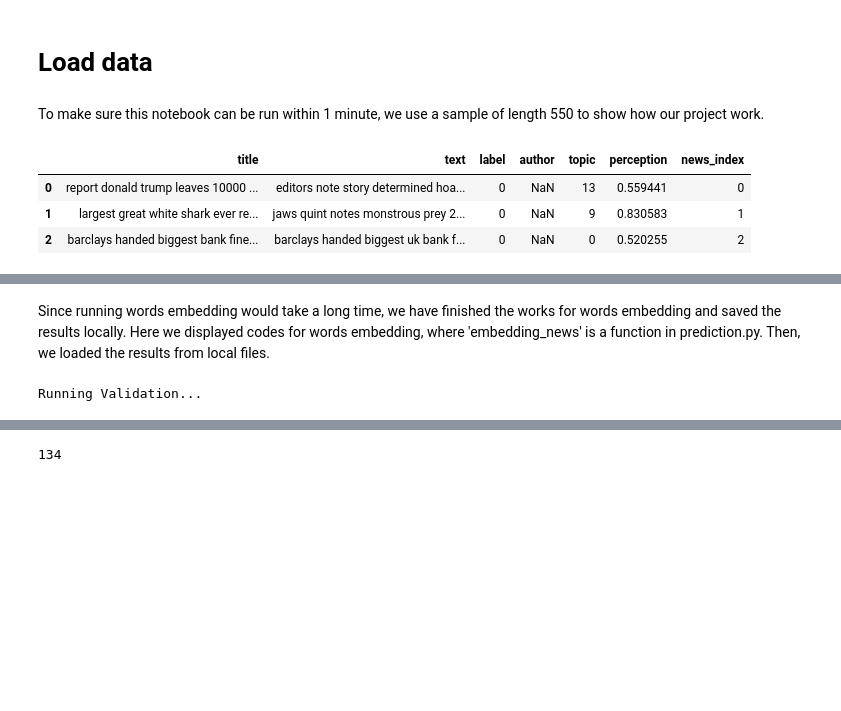
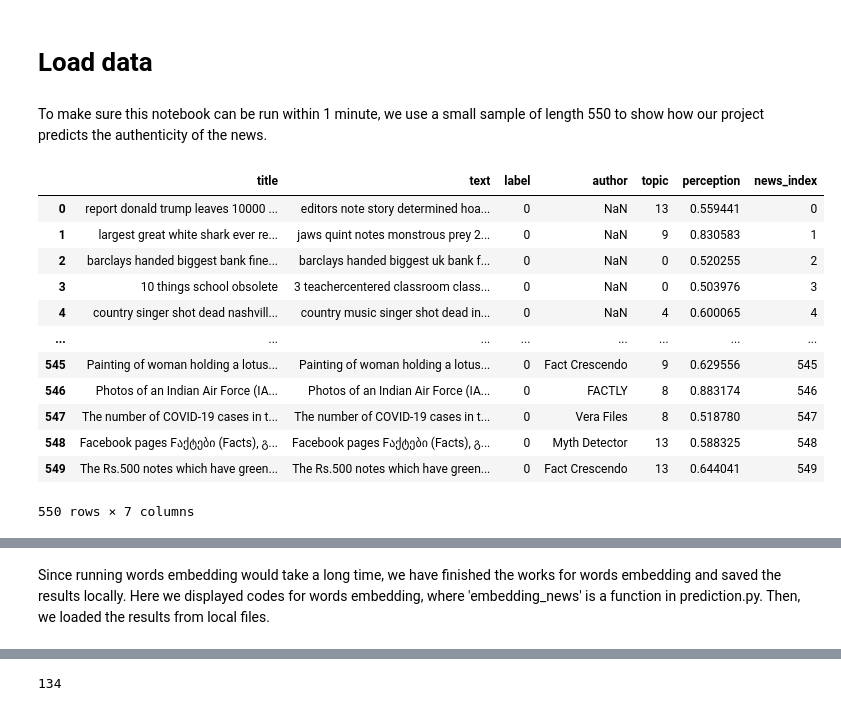
Before and after one commit to DavidKai1999/Stats-170-project, a Jupyter notebook: Project.ipynb, the cells around one changed output, grey strips where cells are left out. Drawn from its saved outputs; the diff is of its cells as text; code cells hidden in the pictures; blank space fills up the shorter version.

```diff
--- a/Project.ipynb
+++ b/Project.ipynb
@@ -5,17 +5,26 @@ from prediction import *
 # %% [markdown]
 # Load data
 # %% [markdown]
-To make sure this notebook can be run within 1 minute, we use a sample of length 550 to show how our project work.
+To make sure this notebook can be run within 1 minute, we use a small sample of length 550 to show how our project predicts the authenticity of the news.
 # %%
 news = pd.read_csv('pred_news.csv',index_col=0)
 comments = pd.read_csv('pred_comments.csv',index_col=0)
 # %%
-news.head(3)
+news
 # %% [output]
 |  | title | text | label | author | topic | perception | news_index |
 | 0 | report donald trump leaves 10000 ... | editors note story determined hoa... | 0 | NaN | 13 | 0.559441 | 0 |
 | 1 | largest great white shark ever re... | jaws quint notes monstrous prey 2... | 0 | NaN | 9 | 0.830583 | 1 |
 | 2 | barclays handed biggest bank fine... | barclays handed biggest uk bank f... | 0 | NaN | 0 | 0.520255 | 2 |
+| 3 | 10 things school obsolete | 3 teachercentered classroom class... | 0 | NaN | 0 | 0.503976 | 3 |
+| 4 | country singer shot dead nashvill... | country music singer shot dead in... | 0 | NaN | 4 | 0.600065 | 4 |
+| ... | ... | ... | ... | ... | ... | ... | ... |
+| 545 | Painting of woman holding a lotus... | Painting of woman holding a lotus... | 0 | Fact Crescendo | 9 | 0.629556 | 545 |
+| 546 | Photos of an Indian Air Force (IA... | Photos of an Indian Air Force (IA... | 0 | FACTLY | 8 | 0.883174 | 546 |
+| 547 | The number of COVID-19 cases in t... | The number of COVID-19 cases in t... | 0 | Vera Files | 8 | 0.518780 | 547 |
+| 548 | Facebook pages Fაქტები (Facts), გ... | Facebook pages Fაქტები (Facts), გ... | 0 | Myth Detector | 13 | 0.588325 | 548 |
+| 549 | The Rs.500 notes which have green... | The Rs.500 notes which have green... | 0 | Fact Crescendo | 13 | 0.644041 | 549 |
+550 rows × 7 columns
 # %%
 comments.head(3)
 # %% [output]
@@ -25,21 +34,3 @@ comments.head(3)
 | 2 | long could survive coffin buried ... | normal healthy person might 10 mi... | 1 | NaN | 9 | 0.751051 | 25 | running_uphill | person coffin picture must 4 inch... | ... |
 # %% [markdown]
 Since running words embedding would take a long time, we have finished the works for words embedding and saved the results locally. Here we displayed codes for words embedding, where 'embedding_news' is a function in prediction.py. Then, we loaded the results from local files.
-# %%
-# Codes for words embedding
-'''
-X, Y, dataloader = embedding_news(news)
-
-with open(".\\tempfile\\pred_data.txt", "wb") as fp:  # Pickling
-    pickle.dump([X, Y], fp)
-
-from train_bert import bertpredict_withbatch
-
-bertnews = torch.load(save_news_model, map_location=device)
-bert_pred = bertpredict_withbatch(dataloader, bertnews)
-
-with open(".\\tempfile\\bert_pred.txt", "wb") as fp:  # Pickling
-    pickle.dump(bert_pred, fp)
-'''
-# %% [output]
-Running Validation...
```
Also changed, not shown: parts of 13 cells of this notebook, 7 other files.
